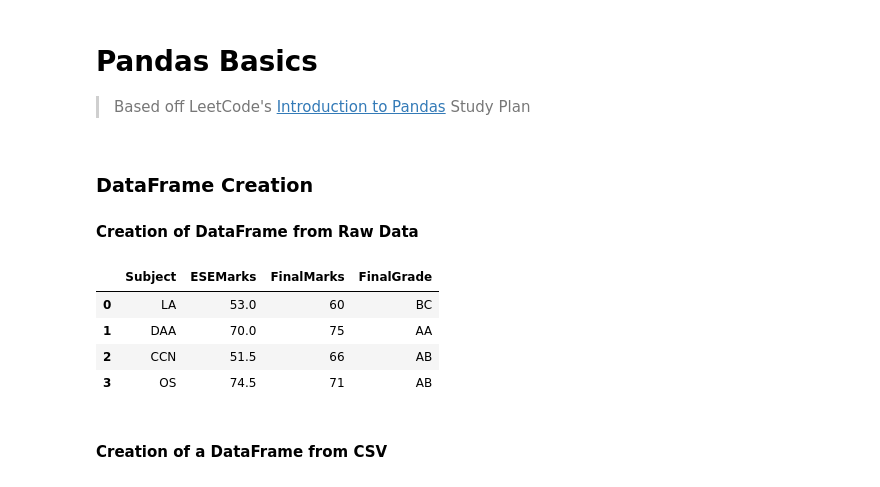
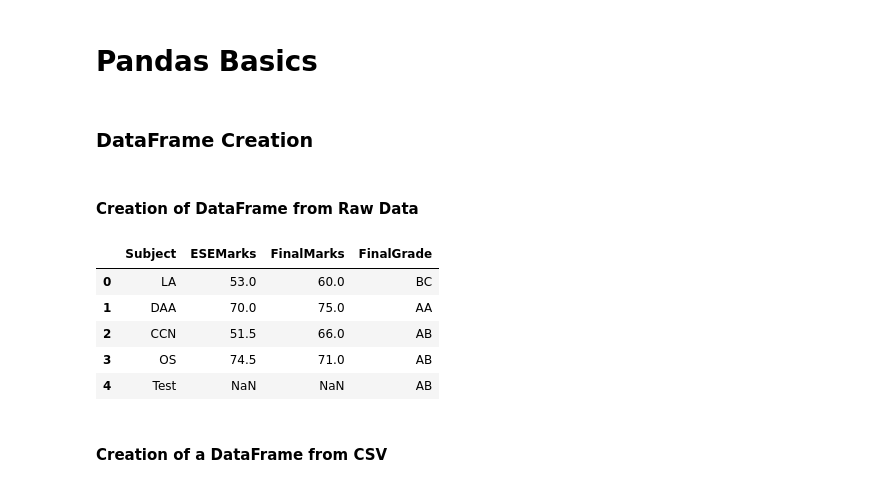
Before and after one commit to SatyamVyas04/MasteringPython, a Jupyter notebook: Pandas/main.ipynb, the cells around one changed output. Saved outputs shown, nothing was run; the diff lists cells and outputs as text; code cells hidden in the pictures.

Commit message:
Completed basic Pandas tutorial

```diff
--- a/Pandas/main.ipynb
+++ b/Pandas/main.ipynb
@@ -1,30 +1,30 @@
-# %% [markdown]
-# Pandas Basics
-
-> Based off LeetCode's [Introduction to Pandas](https://leetcode.com/studyplan/introduction-to-pandas/) Study Plan
+# %% [markdown]
+# Pandas Basics
 # %%
 import pandas as pd
+# %% [markdown]
+### DataFrame Creation
 # %% [markdown]
-### DataFrame Creation
-
 #### Creation of DataFrame from Raw Data
 # %%
 data = [
     ["LA", 53, 60, "BC"],
     ["DAA", 70, 75, "AA"],
     ["CCN", 51.5, 66, "AB"],
-    ["OS", 74.5, 71, "AB"]
+    ["OS", 74.5, 71, "AB"],
+    ["Test", None, None, "AB"]
 ]
 
 df1 = pd.DataFrame(
     data, columns=["Subject", "ESEMarks", "FinalMarks", "FinalGrade"])
 df1
 # %% [output]
 |  | Subject | ESEMarks | FinalMarks | FinalGrade |
-| 0 | LA | 53.0 | 60 | BC |
-| 1 | DAA | 70.0 | 75 | AA |
-| 2 | CCN | 51.5 | 66 | AB |
-| 3 | OS | 74.5 | 71 | AB |
+| 0 | LA | 53.0 | 60.0 | BC |
+| 1 | DAA | 70.0 | 75.0 | AA |
+| 2 | CCN | 51.5 | 66.0 | AB |
+| 3 | OS | 74.5 | 71.0 | AB |
+| 4 | Test | NaN | NaN | AB |
 # %% [markdown]
 #### Creation of a DataFrame from CSV
 # %%
```
Also changed, not shown: parts of 31 cells of this notebook, 3 other files.
